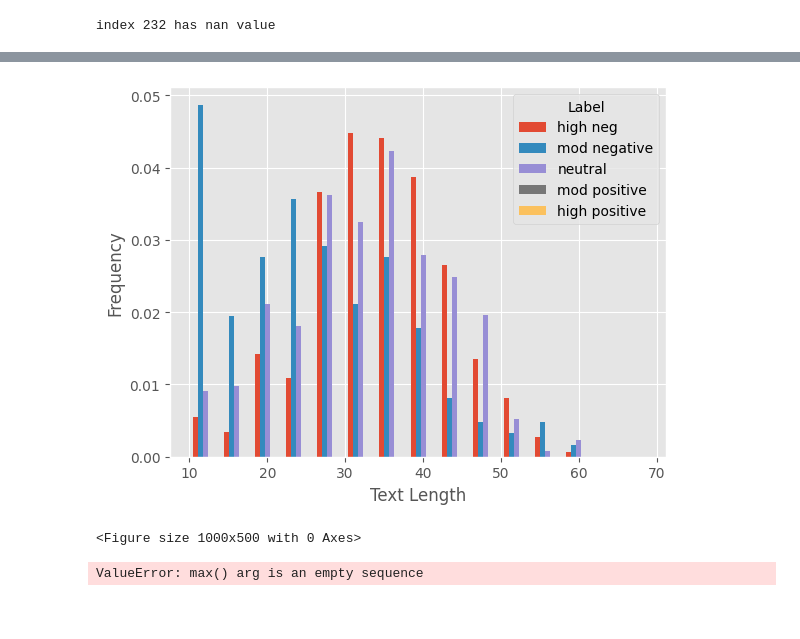
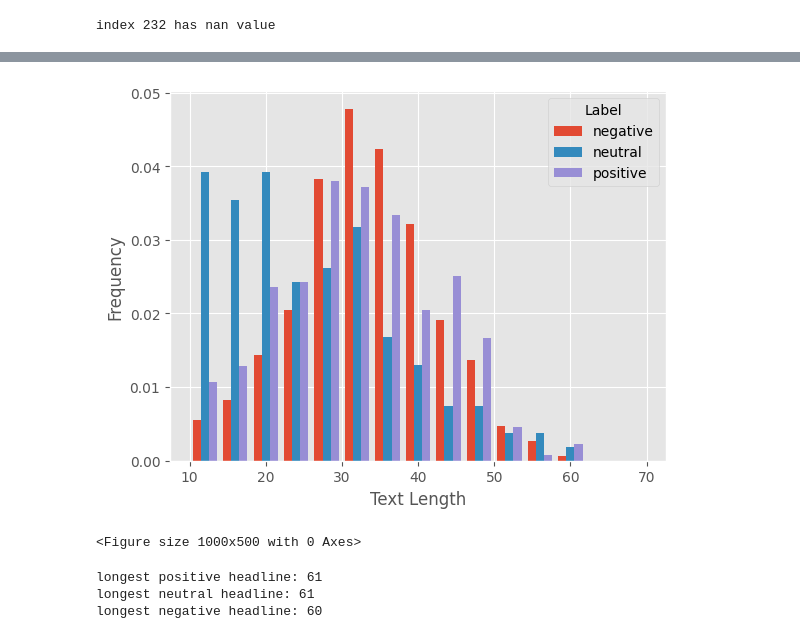
Before and after one commit to AnishD11/Sentiment-Analysis-of-Climate-Headlines, a Jupyter notebook: climate_headline.ipynb, the cells around one changed output, grey strips where cells are left out. Drawn from its saved outputs; the diff is of its cells as text; code cells hidden in the pictures; blank space fills up the shorter version.

```diff
--- a/climate_headline.ipynb
+++ b/climate_headline.ipynb
@@ -173,0 +151,6 @@ df.head()
+# %%
+#clean a sample headline using the clean_data function
+i = 4
+text = df.loc[i, 'Headline']
+print('Original headline -> ',text)
+print('Cleaned headline -> ',clean_data(text))
@@ -233,0 +198,10 @@ Val shape:  (103,)
+# %%
+# clean the headlines using the clean_data function
+df["Cleaned Headline"] = df["Headline"].apply(clean_data)
+
+# split the data into training and test set
+x_data = df["Cleaned Headline"]
+y_data = df["Int Sentiment"]
+x_train, x_test, y_train,  y_test = train_test_split(x_data, y_data, test_size=0.1, random_state=42)
+print("Train shape: ",x_train.shape)
+print("Test shape: ",x_test.shape)
@@ -245,32 +230,29 @@ plt.show()
 # %%
-# Create a list of lengths for training examples with a positive label.
-text_lengths_high_pos = [len(text) for i, text in enumerate(x_train) if y_train.iloc[i]==4]
-text_lengths_mod_pos = [len(text) for i, text in enumerate(x_train) if y_train.iloc[i]==3]
-# And a list of lengths for training examples with a negative label.
-text_lengths_high_neg =[len(text) for i, text in enumerate(x_train) if y_train.iloc[i]==0]
-text_lengths_mod_neg = [len(text) for i, text in enumerate(x_train) if y_train.iloc[i]==1]
-text_lengths_neutral = [len(text) for i, text in enumerate(x_train) if y_train.iloc[i]==2]
+
+text_lengths_neg =[len(text) for i, text in enumerate(x_train) if y_train.iloc[i]==0]
+text_lengths_neutral = [len(text) for i, text in enumerate(x_train) if y_train.iloc[i]==1]
+text_lengths_pos = [len(text) for i, text in enumerate(x_train) if y_train.iloc[i]==2]
 
 # The histogram function can take a list of inputs and corresponding labels.
-plt.hist([text_lengths_high_neg, text_lengths_mod_neg, text_lengths_neutral, text_lengths_mod_pos, text_lengths_high_pos], bins=15, range=(10, 70), density=True,
-         label=['high neg','mod negative', 'neutral','mod positive','high positive'])
+plt.hist([text_lengths_neg, text_lengths_neutral, text_lengths_pos], bins=15, range=(10, 70), density=True,
+         label=['negative', 'neutral','positive'])
 
 plt.xlabel('Text Length')  # x-level
 plt.ylabel('Frequency')  # y-level
 plt.legend(title='Label')  # Overall legend
 plt.figure(figsize=(10, 5))
 plt.show()
 
-# Also check the longest tweets.
-print('longest high positive headline:', max(text_lengths_high_pos))
-print('longest moderate positive headline:', max(text_lengths_mod_pos))
+# Also check the longest headlines for each sentiment
+print('longest positive headline:', max(text_lengths_pos))
 print('longest neutral headline:', max(text_lengths_neutral))
-print('longest high negative headline:', max(text_lengths_high_neg))
-print('longest moderate negative headline:', max(text_lengths_mod_neg))
+print('longest negative headline:', max(text_lengths_neg))
 # %% [output]
-[figure, old version]
+[figure, new version]
 <Figure size 1000x500 with 0 Axes>
-ValueError: max() arg is an empty sequence
+longest positive headline: 61
+longest neutral headline: 61
+longest negative headline: 60
 # %%
 # Generate word clouds for each sentiment category
 sentiment_categories = [0, 1, 2]
```
Also changed, not shown: parts of 34 cells of this notebook.
